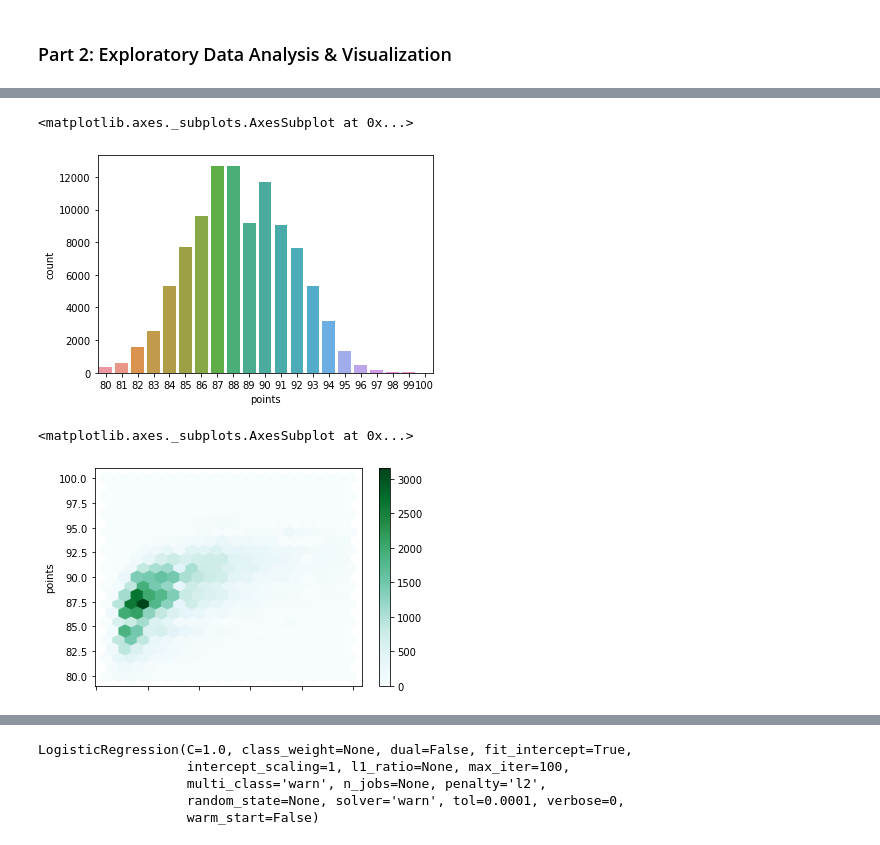
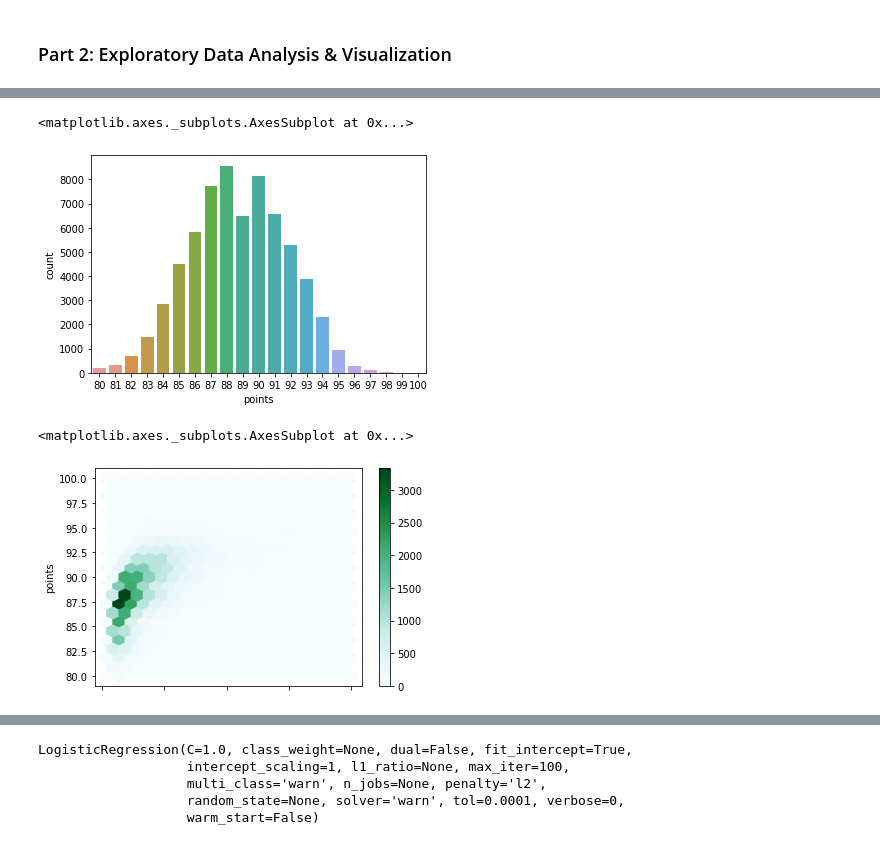
Before and after one commit to Adamantia/WiMLDS-Workshop-Natural-Language-Processing, a Jupyter notebook: WiMLDS Amsterdam - NLP Workshop 7.11.2019.ipynb, the cells around one changed output, grey strips where cells are left out. Cells and saved outputs as stored; diff of their text form; code cells hidden in the pictures.

```diff
--- a/WiMLDS Amsterdam - NLP Workshop 7.11.2019.ipynb
+++ b/WiMLDS Amsterdam - NLP Workshop 7.11.2019.ipynb
@@ -58,5 +56,7 @@ wine_df.shape
 # %%
 #drop rows with NaN price, points and description
 wine_df = wine_df.dropna(subset=['price', 'points', 'description'])
+#Also we will drop any empty values
+wine_df = wine_df.dropna()
 wine_df.shape
 # %% [output]
@@ -132,7 +133,7 @@ Vermentino                         185
 Name: variety, dtype: int64
 # %%
 wines1 = wine_df.merge(varieties, on="variety", how='left')
-wines = wines1[wines1['reviews'] >= 185]
+wines = wines1[wines1['reviews'] >= 1000]
 wines.head(10)
 # %% [output]
 |  | country | description | points | price | province | taster_name | title | variety | reviews |
@@ -171,15 +177,15 @@ wines['country'].value_counts().head(20).plot.bar()
 sns.countplot(wines['points'])
 # %% [output]
 <matplotlib.axes._subplots.AxesSubplot at 0x...>
-[figure, old version]
+[figure, new version]
 # %%
 # Hexplot
 import matplotlib.pyplot as plt
 import numpy as np
 import seaborn as sns
 from scipy.stats import kurtosis, skew
 from scipy import stats
-wines[wines['price'] < 100].plot.hexbin(x="price", y="points", gridsize=20)
+wines[wines['price'] < 200].plot.hexbin(x="price", y="points", gridsize=20)
 # %% [output]
 <matplotlib.axes._subplots.AxesSubplot at 0x...>
-[figure, old version]
+[figure, new version]
```
Also changed, not shown: parts of 44 cells of this notebook.
